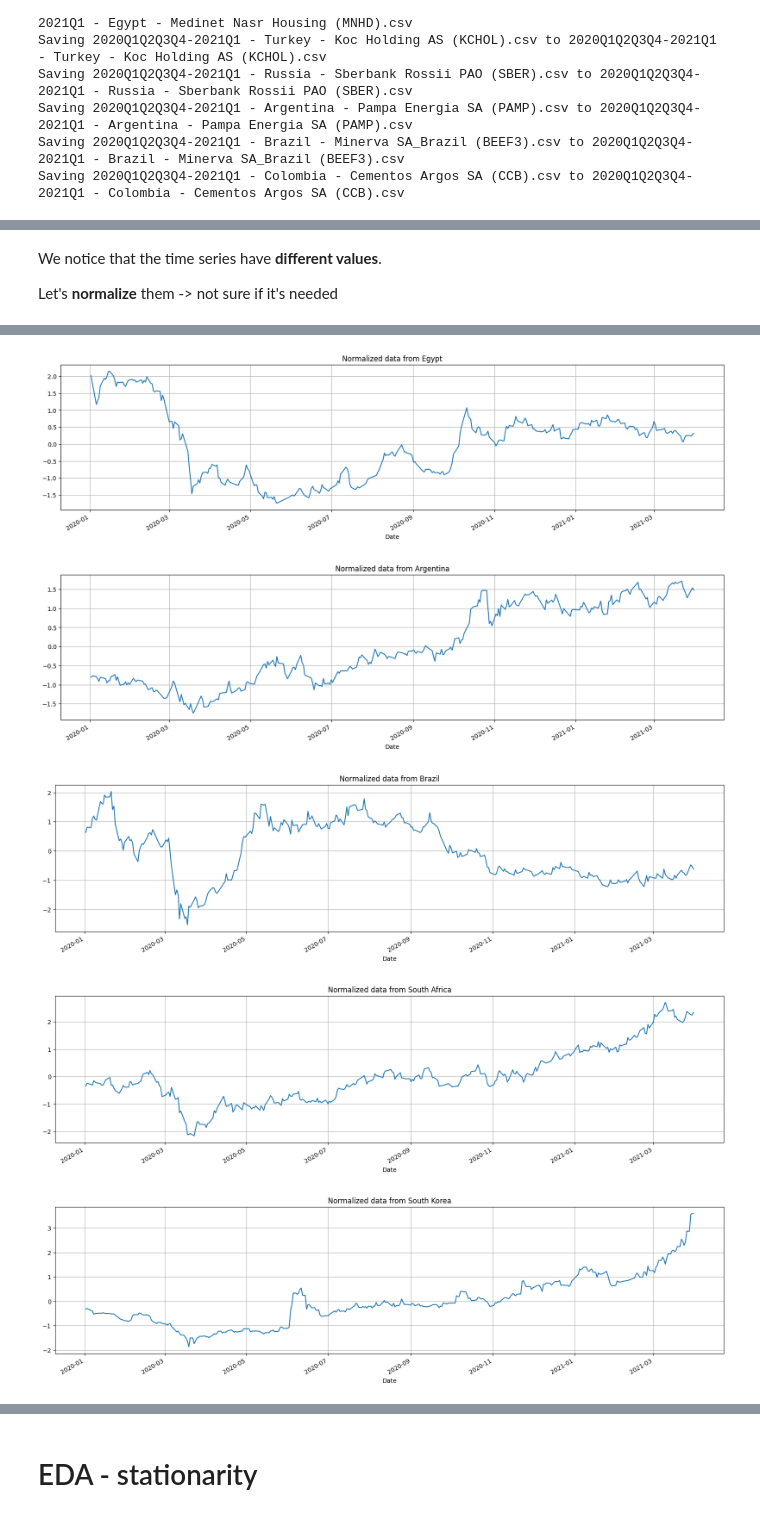
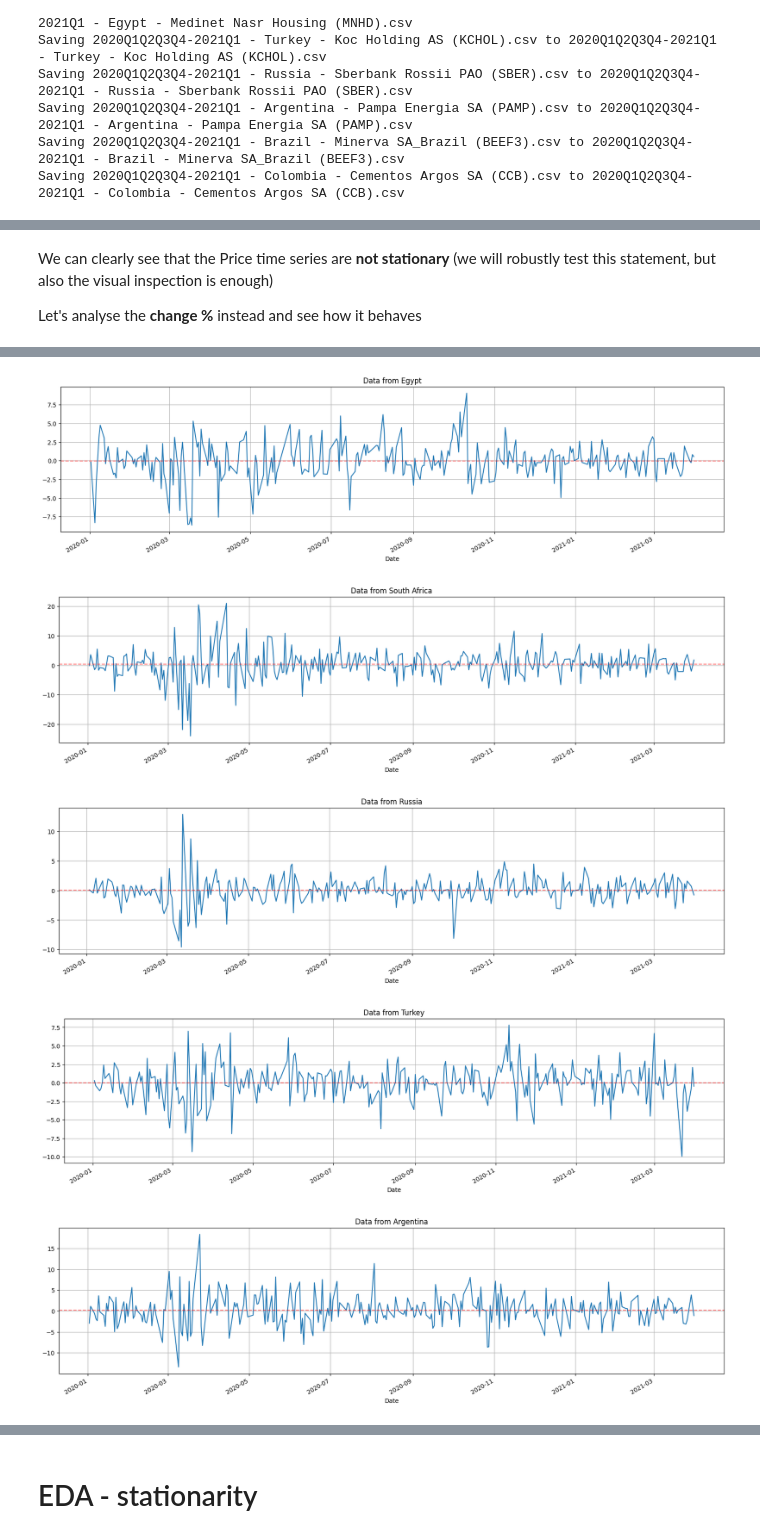
Before and after one commit to Ilvecho/Value-Investor, a Jupyter notebook: Project_5.ipynb, the cells around one changed output, grey strips where cells are left out. Cells and saved outputs as stored; diff of their text form; code cells hidden in the pictures.

Commit message:
Use change instead of price, and changed everything

```diff
--- a/Project_5.ipynb
+++ b/Project_5.ipynb
@@ -26,3 +26,7 @@ Saving 2020Q1Q2Q3Q4-2021Q1 - Russia - Sberbank Rossii PAO (SBER).csv to 2020Q1Q2
 Saving 2020Q1Q2Q3Q4-2021Q1 - Argentina - Pampa Energia SA (PAMP).csv to 2020Q1Q2Q3Q4-2021Q1 - Argentina - Pampa Energia SA (PAMP).csv
 Saving 2020Q1Q2Q3Q4-2021Q1 - Brazil - Minerva SA_Brazil (BEEF3).csv to 2020Q1Q2Q3Q4-2021Q1 - Brazil - Minerva SA_Brazil (BEEF3).csv
 Saving 2020Q1Q2Q3Q4-2021Q1 - Colombia - Cementos Argos SA (CCB).csv to 2020Q1Q2Q3Q4-2021Q1 - Colombia - Cementos Argos SA (CCB).csv
+# %%
+tmp_data = pd.read_csv('2020Q1Q2Q3Q4-2021Q1 - Argentina - Pampa Energia SA (PAMP).csv')[:-1]
+test = tmp_data['Change %'].apply(lambda x: float(x.strip('%')))
+test
@@ -29,6 +46,7 @@ Saving 2020Q1Q2Q3Q4-2021Q1 - Colombia - Cementos Argos SA (CCB).csv to 2020Q1Q2Q
 # %%
 file_list = os.listdir('/content/')
-data = {}
+price = {}
+change = {}
 
 for filename in file_list:
   if filename.startswith('2020Q1'):
@@ -38,17 +56,19 @@ for filename in file_list:
     tmp_data.set_index('Date', inplace=True)
 
     try:
-      data[country] = tmp_data['Price'].astype(float).sort_index()
+      price[country] = tmp_data['Price'].astype(float).sort_index()
+      change[country] = tmp_data['Change %'].apply(lambda x: float(x.strip('%'))).sort_index()
     except:
       tmp_data['Price'] = tmp_data['Price'].apply(lambda x: x.replace(',', ''))
-      data[country] = tmp_data['Price'].astype(float).sort_index()
+      price[country] = tmp_data['Price'].astype(float).sort_index()
+      change[country] = tmp_data['Change %'].apply(lambda x: float(x.strip('%'))).sort_index()
 # %%
-for key in data.keys():
+for key in price.keys():
   print('\n\n###########\n')
-  print(data[key].info())
+  print(price[key].info())
 # %%
-for key in data.keys():
-  data[key].plot(figsize=(20,5), title=f'Data from {key}', grid='on')
-  plt.axhline(y=data[key].mean(), color='red',  alpha=0.5, linestyle='--')
+for key in price.keys():
+  price[key].plot(figsize=(20,5), title=f'Data from {key}', grid='on')
+  plt.axhline(y=price[key].mean(), color='red',  alpha=0.5, linestyle='--')
   plt.show()
 # %% [output]
@@ -63,16 +83,10 @@ for key in data.keys():
-# %% [markdown]
-We notice that the time series have **different values**.
-
-Let's **normalize** them -> not sure if it's needed
+# %% [markdown]
+We can clearly see that the Price time series are **not stationary** (we will robustly test this statement, but also the visual inspection is enough)
+
+Let's analyse the **change %** instead and see how it behaves
 # %%
-norm_data = {}
-
-for key in data.keys():
-  price = data[key]
-  avg, dev = price.mean(), price.std()
-  norm_price = (price - avg) / dev
-  norm_data[key] = norm_price
-
-  ax = norm_price.plot(figsize=(20,5), title=f'Normalized data from {key}', grid='on')
+for key in change.keys():
+  change[key].plot(figsize=(20,5), title=f'Data from {key}', grid='on')
+  plt.axhline(y=change[key].mean(), color='red',  alpha=0.5, linestyle='--')
   plt.show()
 # %% [output]
@@ -82,5 +96,5 @@ for key in data.keys():
-[figure, old version]
+[figure, new version]
-[figure, old version]
+[figure, new version]
-[figure, old version]
+[figure, new version]
-[figure, old version]
+[figure, new version]
-[figure, old version]
+[figure, new version]
```
Also changed, not shown: parts of 57 cells of this notebook.
